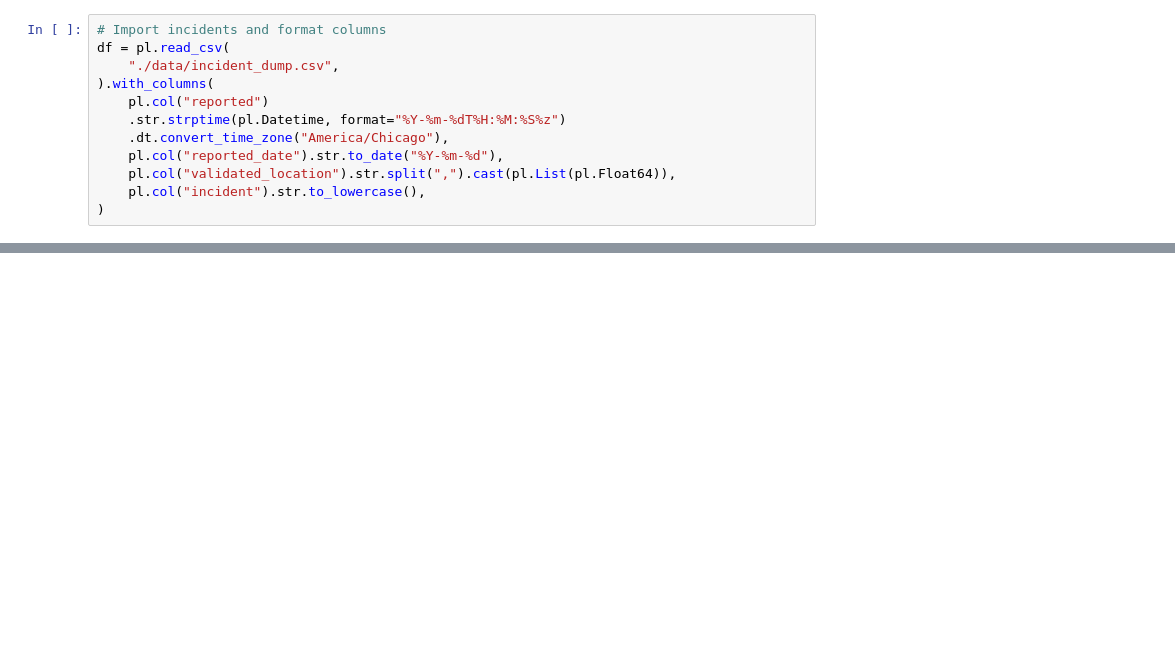
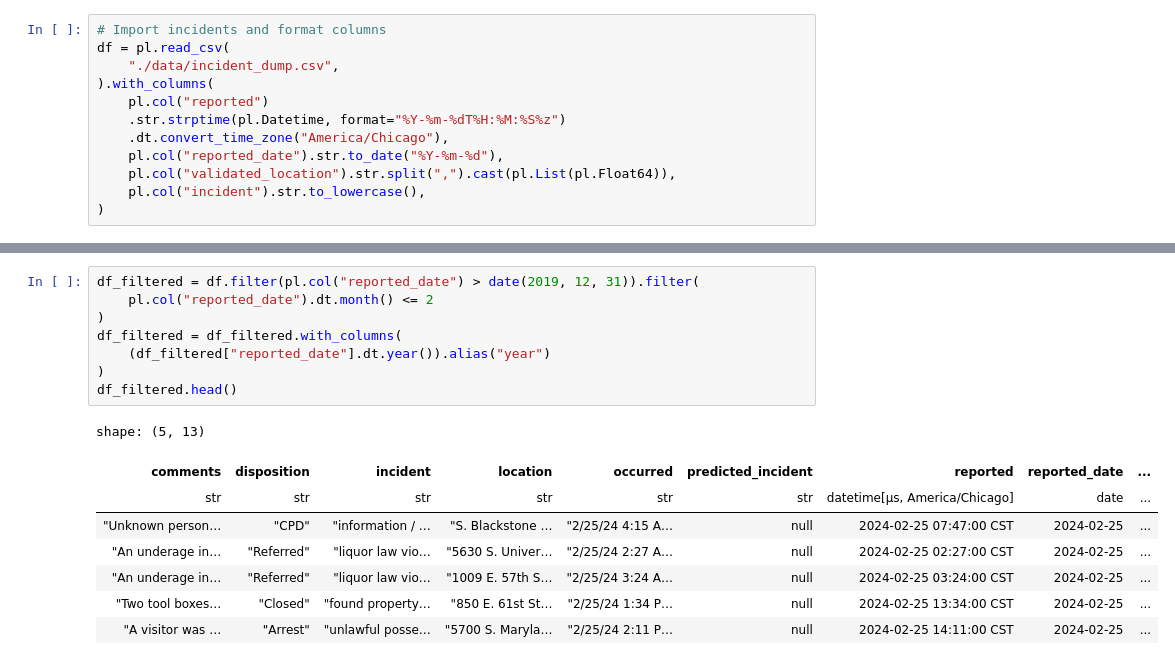
Before and after one commit to michplunkett/one-offs, a Jupyter notebook: notebooks/ucpd_reported_incdent_analysis.ipynb, the cells around one changed output, grey strips where cells are left out. Cells and saved outputs as stored; diff of their text form; blank space fills up the shorter version.

```diff
--- a/notebooks/ucpd_reported_incdent_analysis.ipynb
+++ b/notebooks/ucpd_reported_incdent_analysis.ipynb
@@ -411,0 +131,17 @@ Non-categorized count: 20
+# %%
+df_filtered = df.filter(pl.col("reported_date") > date(2019, 12, 31)).filter(
+    pl.col("reported_date").dt.month() <= 2
+)
+df_filtered = df_filtered.with_columns(
+    (df_filtered["reported_date"].dt.year()).alias("year")
+)
+df_filtered.head()
+# %% [output]
+shape: (5, 13)
+| comments | disposition | incident | location | occurred | predicted_incident | reported | reported_date | ... |
+| str | str | str | str | str | str | datetime[μs, America/Chicago] | date | ... |
+| "Unknown person… | "CPD" | "information / … | "S. Blackstone … | "2/25/24 4:15 A… | null | 2024-02-25 07:47:00 CST | 2024-02-25 | ... |
+| "An underage in… | "Referred" | "liquor law vio… | "5630 S. Univer… | "2/25/24 2:27 A… | null | 2024-02-25 02:27:00 CST | 2024-02-25 | ... |
+| "An underage in… | "Referred" | "liquor law vio… | "1009 E. 57th S… | "2/25/24 3:24 A… | null | 2024-02-25 03:24:00 CST | 2024-02-25 | ... |
+| "Two tool boxes… | "Closed" | "found property… | "850 E. 61st St… | "2/25/24 1:34 P… | null | 2024-02-25 13:34:00 CST | 2024-02-25 | ... |
+| "A visitor was … | "Arrest" | "unlawful posse… | "5700 S. Maryla… | "2/25/24 2:11 P… | null | 2024-02-25 14:11:00 CST | 2024-02-25 | ... |
```
Also changed, not shown: parts of 20 cells of this notebook, 1 other file.
